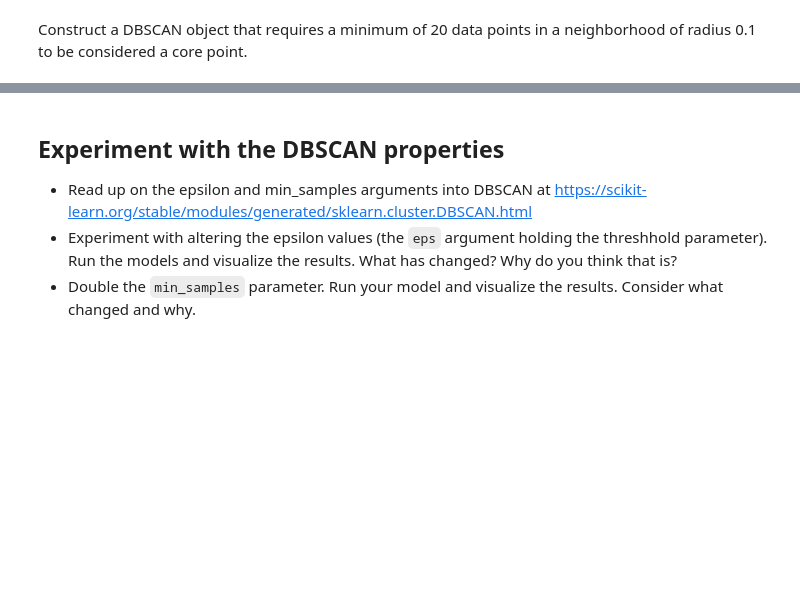
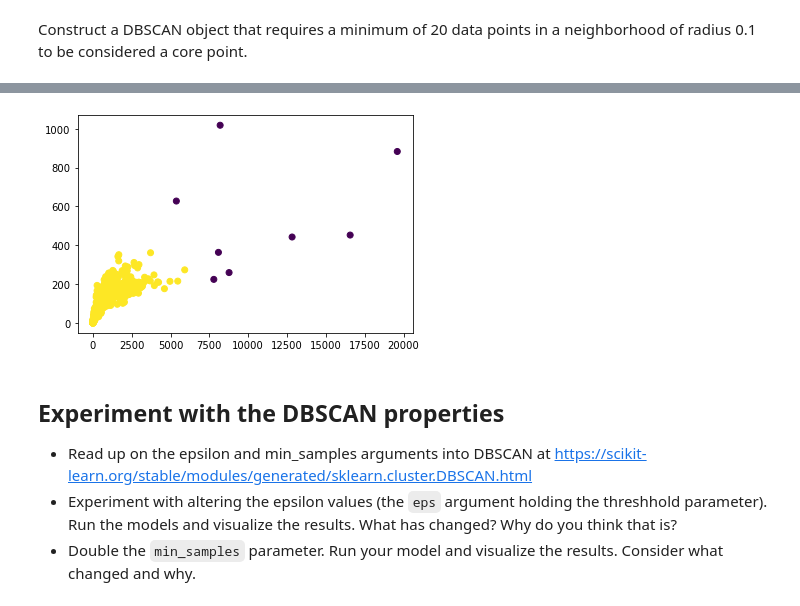
Before and after one commit to CodeupClassroom/innis-anomaly-detection, a Jupyter notebook: AD_DBSCAB.ipynb, the cells around one changed output, grey strips where cells are left out. Drawn from its saved outputs; the diff is of its cells as text; code cells hidden in the pictures; blank space fills up the shorter version.

Commit message:
add lesson notebook for DBSCAN clustering

```diff
--- a/AD_DBSCAB.ipynb
+++ b/AD_DBSCAB.ipynb
@@ -76,5 +271,2 @@ scaled_df
-# %%
-# Merge the scaled and non-scaled values into one dataframe
-page_views =
 # %%
 page_views.head()
@@ -80,0 +281,2 @@ page_views.head()
+# %%
+page_views = page_views.merge(scaled_df, left_index=True, right_index=True)
@@ -81 +287,4 @@ page_views.head()
+# %%
+# grab our labels from our cluster model
+labels = dbsc.labels_
 # %%
@@ -83,3 +294,5 @@ labels
+# %%
+page_views['labels'] = labels
 # %%
 # Let's look at the descriptive stats for the entire population, the inliers, then the outliers/anomalies
 print("Population")
@@ -93,3 +324,8 @@ print(page_views[page_views.labels==-1].describe())
+# %%
+plt.scatter(page_views['count'], page_views['nunique'], c=page_views.labels)
+plt.show()
+# %% [output]
+[figure, added]
 # %% [markdown]
 ## Experiment with the DBSCAN properties
 - Read up on the epsilon and min_samples arguments into DBSCAN at https://scikit-learn.org/stable/modules/generated/sklearn.cluster.DBSCAN.html
```
Also changed, not shown: parts of 40 cells of this notebook.
